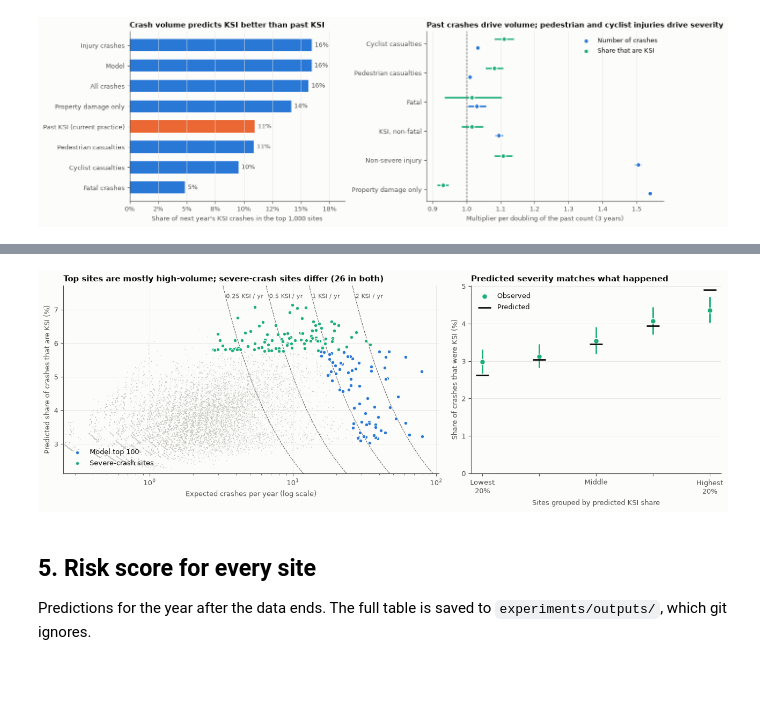
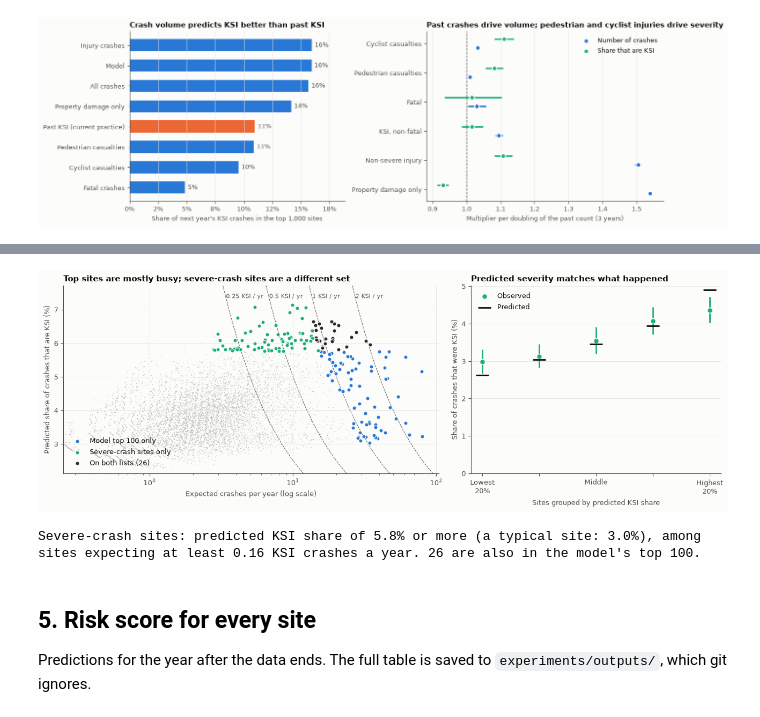
Before and after one commit to Group-7-Capstone/Group-7-Capstone, a Jupyter notebook: experiments/q1_ksi_risk.ipynb, the cells around one changed output, grey strips where cells are left out. Cells and saved outputs as stored; diff of their text form; code cells hidden in the pictures; blank space fills up the shorter version.

```diff
--- a/experiments/q1_ksi_risk.ipynb
+++ b/experiments/q1_ksi_risk.ipynb
@@ -38,6 +38,7 @@ logging.getLogger().setLevel(logging.WARNING)  # set to INFO to see rows dropped
 
 # One color per idea, used in every chart and the map
 MODEL, PRACTICE, SEVERITY = "#2a78d6", "#eb6834", "#1baf7a"  # model, past-KSI practice, severity
+BOTH = "#2b2b29"  # sites on both the model's top 100 and the severe-crash list
 CONTEXT, INK, INK_2, SURFACE = "#c9c8c2", "#0b0b0b", "#52514e", "#fcfcfb"
 plt.rcParams.update({
     "figure.facecolor": SURFACE, "axes.facecolor": SURFACE, "axes.edgecolor": INK_2,
@@ -240,39 +259,51 @@ shares = share_calibration_table(check.ksi, check.crashes, check.pred_share, (0,
 
 fig, (ax1, ax2) = plt.subplots(1, 2, figsize=(13, 4.6), gridspec_kw={"width_ratios": [1.5, 1]})
 ax1.scatter(risk.expected_crashes, risk.ksi_share * 100, s=1, color=CONTEXT, linewidths=0, rasterized=True)
-for label, color in [("Model top 100", MODEL), ("Severe-crash sites", SEVERITY)]:
-    d = lists[label]
-    ax1.scatter(d.expected_crashes, d.ksi_share * 100, s=22, color=color, edgecolor=SURFACE,
+in_both = set(lists["Model top 100"].site_id) & set(lists["Severe-crash sites"].site_id)
+groups = {
+    "Model top 100 only": (lists["Model top 100"].query("site_id not in @in_both"), MODEL),
+    "Severe-crash sites only": (lists["Severe-crash sites"].query("site_id not in @in_both"), SEVERITY),
+    f"On both lists ({len(in_both)})": (risk[risk.site_id.isin(in_both)], BOTH),
+}
+for label, (d, color) in groups.items():
+    ax1.scatter(d.expected_crashes, d.ksi_share * 100, s=26, color=color, edgecolor=SURFACE,
                 linewidth=0.8, label=label, zorder=3)
 y_top = risk.ksi_share.max() * 100 * 1.08
 xs = np.logspace(-2, 2.5, 200)
 for level in [0.25, 0.5, 1, 2]:
     ax1.plot(xs, level / xs * 100, color=INK_2, linestyle="--", linewidth=0.7)
     ax1.annotate(f"{level:g} KSI / yr", (level / (y_top / 100) * 1.05, y_top * 0.97), color=INK_2,
                  fontsize=8, va="top")
 ax1.set_xscale("log")
 ax1.set_xlim(risk.expected_crashes.quantile(0.01), risk.expected_crashes.max() * 1.3)
 ax1.set_ylim(risk.ksi_share.min() * 100 * 0.95, y_top)
 ax1.set_xlabel("Expected crashes per year (log scale)")
 ax1.set_ylabel("Predicted share of crashes that are KSI (%)")
 ax1.legend(frameon=False, loc="lower left")
-overlap = len(set(lists["Model top 100"].site_id) & set(lists["Severe-crash sites"].site_id))
-ax1.set_title(f"Top sites are mostly high-volume; severe-crash sites differ ({overlap} in both)")
+ax1.set_title("Top sites are mostly busy; severe-crash sites are a different set")
 
 x = np.arange(len(shares))
 ax2.vlines(x, shares.obs_low * 100, shares.obs_high * 100, color=SEVERITY, linewidth=2)
 ax2.scatter(x, shares.obs_share * 100, color=SEVERITY, s=50, zorder=3, edgecolor=SURFACE, label="Observed")
 ax2.scatter(x, shares.pred_share * 100, marker="_", s=300, color=INK, linewidth=2, zorder=4, label="Predicted")
 ax2.set_xticks(x, ["Lowest\n20%", "", "Middle", "", "Highest\n20%"])
 ax2.set_xlabel("Sites grouped by predicted KSI share")
 ax2.set_ylabel("Share of crashes that were KSI (%)")
 ax2.set_ylim(0, None)
 ax2.grid(axis="x", visible=False)
 ax2.legend(frameon=False, loc="upper left")
 ax2.set_title("Predicted severity matches what happened")
 fig.tight_layout()
+plt.show()
+
+severe = lists["Severe-crash sites"]
+print(f"Severe-crash sites: predicted KSI share of {severe.ksi_share.min():.1%} or more "
+      f"(a typical site: {risk.ksi_share.median():.1%}), among sites expecting at least "
+      f"{risk.head(2000).expected_ksi.min():.2f} KSI crashes a year. "
+      f"{len(in_both)} are also in the model's top 100.")
 # %% [output]
-[figure, old version]
+[figure, new version]
+Severe-crash sites: predicted KSI share of 5.8% or more (a typical site: 3.0%), among sites expecting at least 0.16 KSI crashes a year. 26 are also in the model's top 100.
 # %% [markdown]
 ## 5. Risk score for every site
 
```
Also changed, not shown: parts of 5 cells of this notebook.
